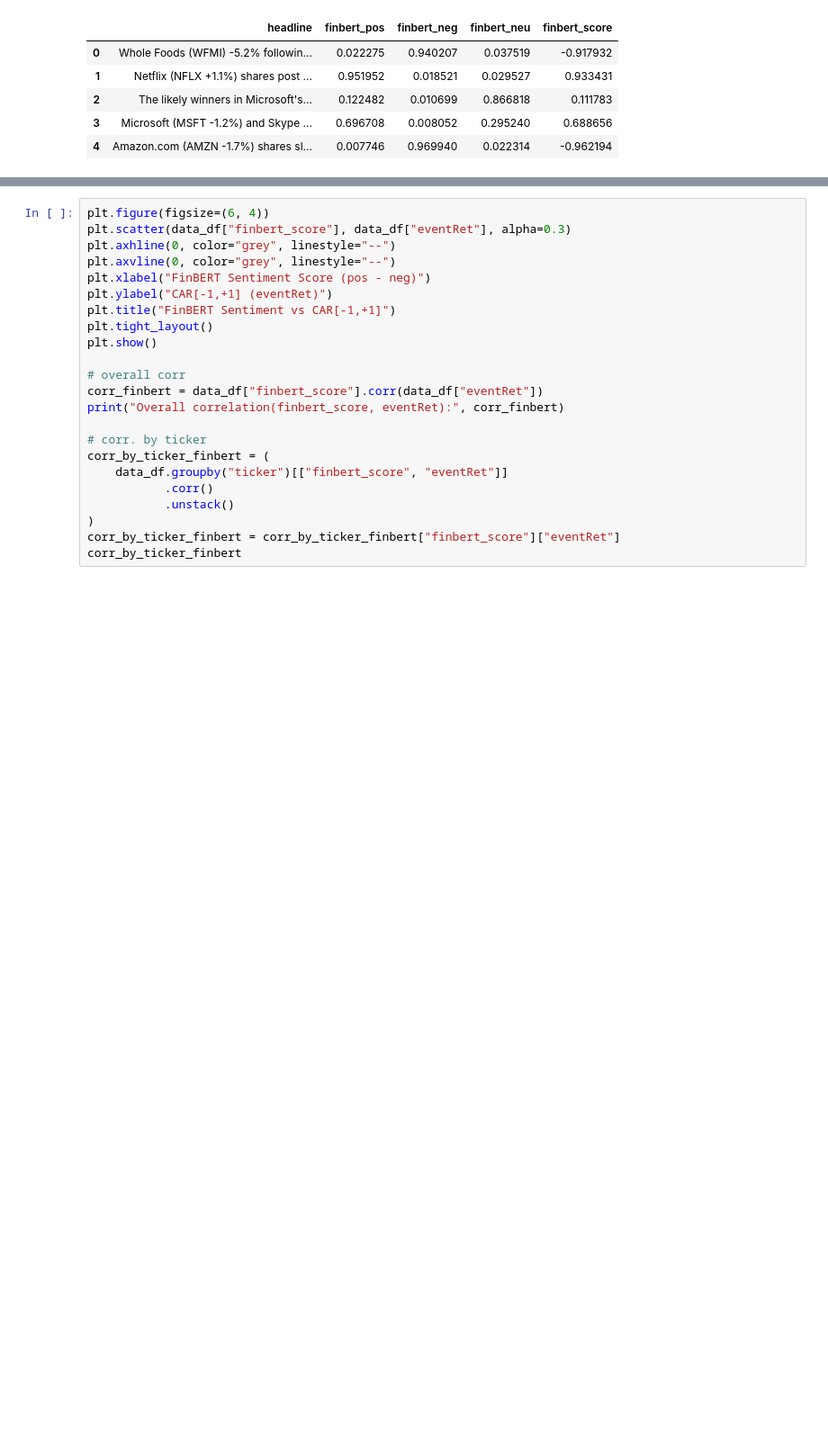
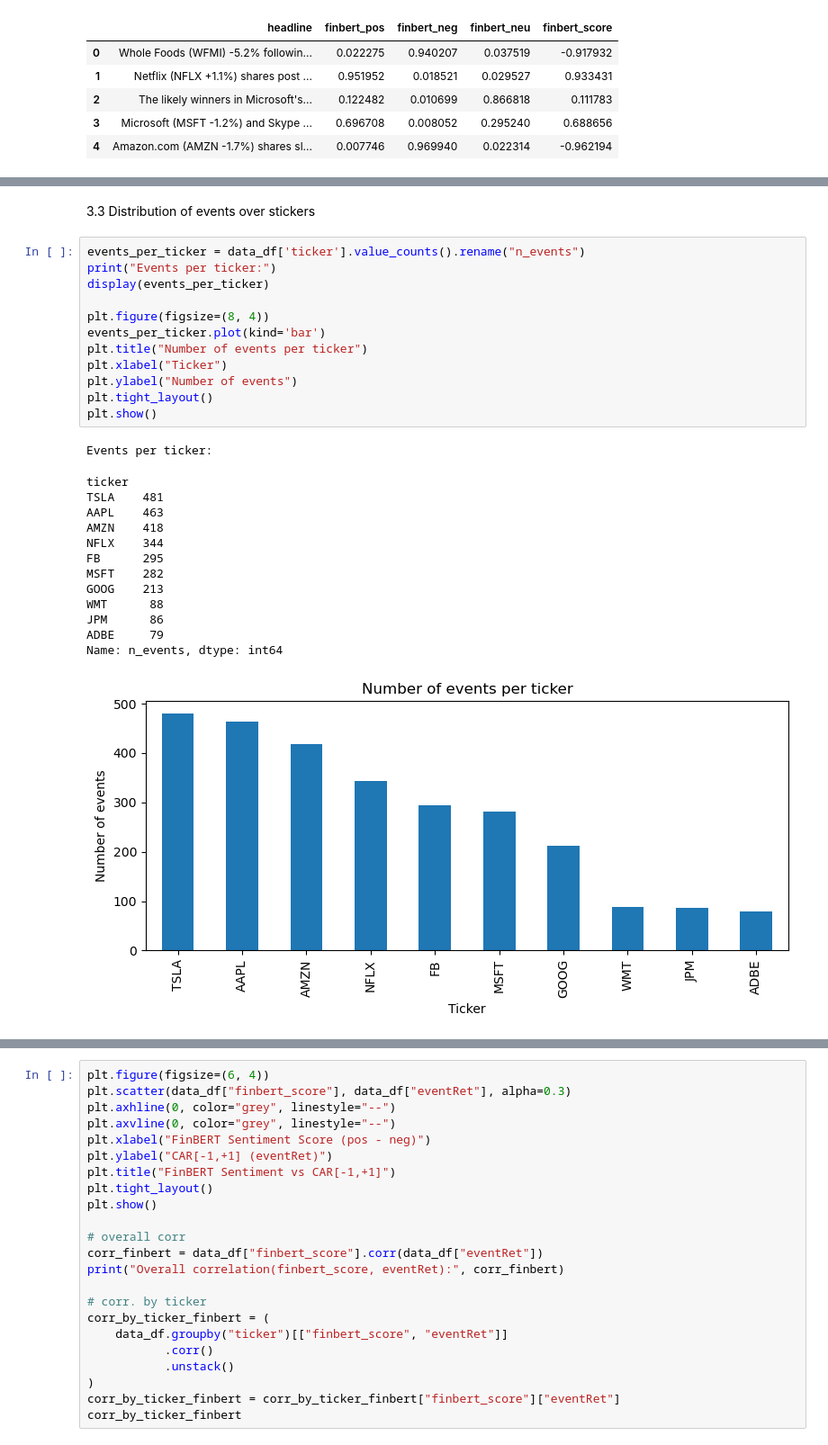
Before and after one commit to Jeandeng47/earnings-alpha, a Jupyter notebook: notebooks/final.ipynb, the cells around one changed output, grey strips where cells are left out. Shown at 90% size. Cells and saved outputs as stored; diff of their text form; blank space fills up the shorter version.

```diff
--- a/notebooks/final.ipynb
+++ b/notebooks/final.ipynb
@@ -189,0 +251,29 @@ data_df[["headline", "finbert_pos", "finbert_neg", "finbert_neu", "finbert_score
+# %% [markdown]
+3.3 Distribution of events over stickers
+# %%
+events_per_ticker = data_df['ticker'].value_counts().rename("n_events")
+print("Events per ticker:")
+display(events_per_ticker)
+
+plt.figure(figsize=(8, 4))
+events_per_ticker.plot(kind='bar')
+plt.title("Number of events per ticker")
+plt.xlabel("Ticker")
+plt.ylabel("Number of events")
+plt.tight_layout()
+plt.show()
+# %% [output]
+Events per ticker:
+ticker
+TSLA    481
+AAPL    463
+AMZN    418
+NFLX    344
+FB      295
+MSFT    282
+GOOG    213
+WMT      88
+JPM      86
+ADBE     79
+Name: n_events, dtype: int64
+[figure, added]
```
Also changed, not shown: parts of 41 cells of this notebook, 1 other file.
